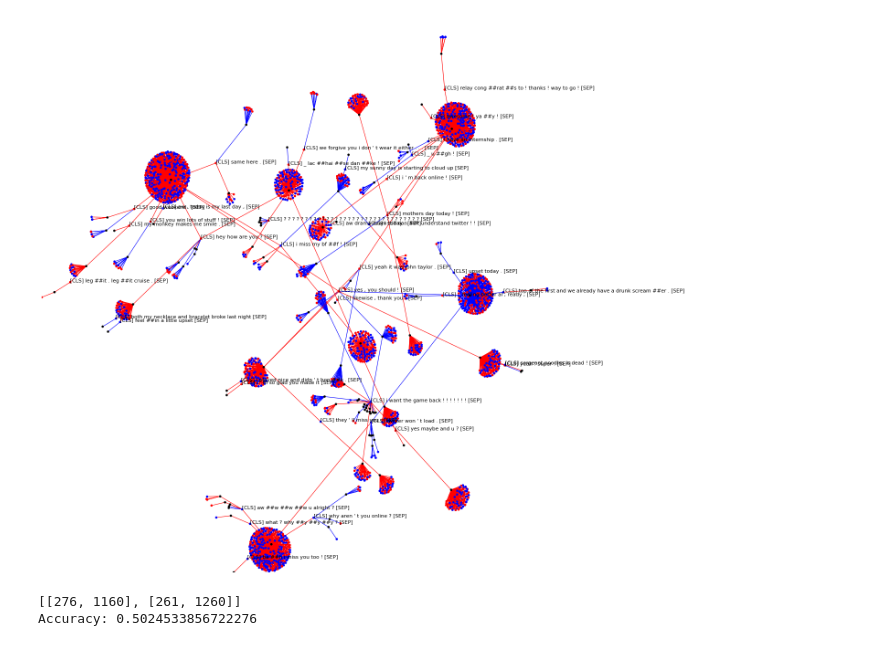
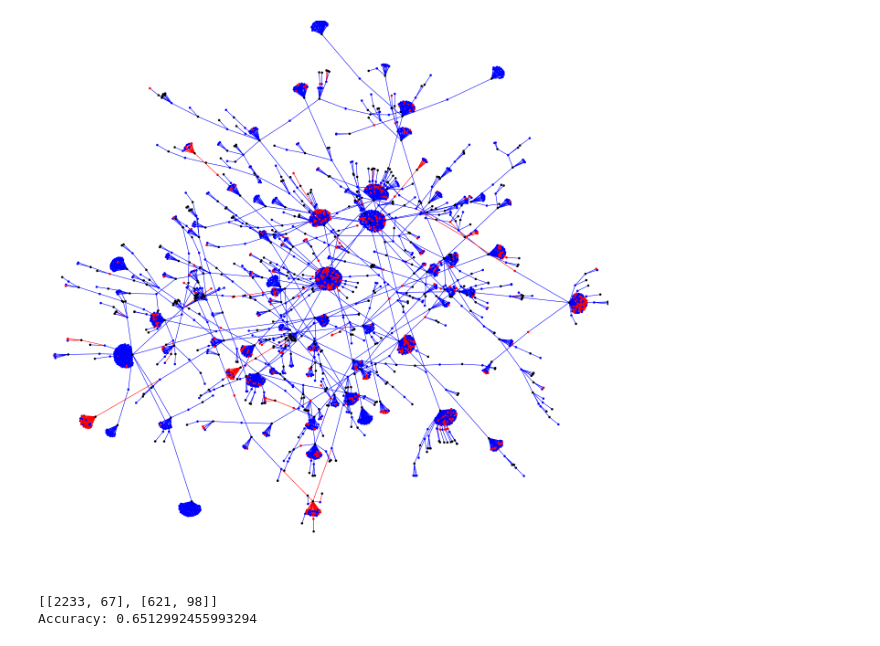
Before and after one commit to samuelbarrett1234/csproject, a Jupyter notebook: NCD Graph Visualiser.ipynb, the cells around one changed output. Drawn from its saved outputs; the diff is of its cells as text; code cells hidden in the pictures.

Commit message:
Added Reuters data exploration.

```diff
--- a/NCD Graph Visualiser.ipynb
+++ b/NCD Graph Visualiser.ipynb
@@ -170,44 +174,48 @@ Accuracy: 0.5202839756592292
 # %%
-df2 = pd.read_csv("traingraph.csv")
-df2 = df2[(df2["compid"] == COMPNAME) & (df2["ncd_formula"] == NCD_FORMULA)].compute()
+df2 = pd.read_csv(FOLDER + "traingraph.csv")
+df2 = df2[(df2["compid"] == COMPNAME) & (df2["ncd_formula"] == NCD_FORMULA)]
-# %%
-# add training labels to `lbls`
-# and also keep track of which are training nodes
-train_nodes = set()
-for index, (seqid, lbl) in df2[["seqid_train", "lbl"]].iterrows():
-    lbls[seqid] = lbl
-    train_nodes.add(seqid)
+# %%
+# add training labels to `lbls`
+# and also keep track of which are training nodes
+train_nodes = set()
+for seqid_train, _ in seqs[seqs["seqpart"] == 0].iterrows():
+    train_nodes.add(seqid_train)
 # %%
-G2 = nx.from_pandas_edgelist(df2, "seqid_other", "seqid_train", ["ncd_value", "lbl"])
+G2 = nx.from_pandas_edgelist(df2, "seqid_other", "seqid_train", ["ncd_value"])
 G2_mst = nx.minimum_spanning_tree(G2, weight="ncd_value")
 # %%
-node_colours2 =[
-    ('blue' if lbls[node] == 0 else 'red') if node not in train_nodes
+node_colours2 = [
+    ('blue' if lbls[(LBLTYPE, node)] == 0 else 'red') if node not in train_nodes
     else 'black'
     for node in G2.nodes()
+]
+edge_colours2 = [
+    ('blue' if lbls[(LBLTYPE, u)] == 0 else 'red') if u in train_nodes
+    else ('blue' if lbls[(LBLTYPE, v)] == 0 else 'red')
+    for (u, v) in G2_mst.edges()
 ]
 
 plt.figure(num=None, figsize=(20, 20), dpi=80)
 plt.axis('off')
 fig = plt.figure(1)
 pos = nx.spring_layout(G2_mst, weight=None)
 nx.draw_networkx_nodes(G2_mst, pos, node_size=50, node_shape='.',
                        node_color=node_colours2)
 nx.draw_networkx_edges(
     G2_mst, pos,
-    edge_color=[('blue' if lbl == 0 else 'red') for lbl in nx.get_edge_attributes(G2_mst, "lbl").values()]
+    edge_color=edge_colours2
 )
-for seqid in G2_mst.nodes():
-    if G2_mst.degree[seqid] > 1 and seqs[seqs.index == seqid]["seqpart"].iloc[0] > 0:
-        plt.text(pos[seqid][0], pos[seqid][1],
-                 seqs[seqs.index == seqid]["seq"].iloc[0])
+#for seqid in G2_mst.nodes():
+#    if G2_mst.degree[seqid] > 1 and seqs[seqs.index == seqid]["seqpart"].iloc[0] > 0:
+#        plt.text(pos[seqid][0], pos[seqid][1],
+#                 seqs.loc[seqid]["seq"].compute().values[0])
 xmax = max(abs(xx) for xx, yy in pos.values())
 ymax = max(abs(yy) for xx, yy in pos.values())
 plt.xlim(-xmax, xmax)
 plt.ylim(-ymax, ymax)
 plt.show()
 # %% [output]
-[figure, old version]
+[figure, new version]
 # %%
 # count: conf_matrix[true][predicted]
 conf_matrix = [[0, 0], [0, 0]]
@@ -218,7 +226,8 @@ for seqid in G2_mst.nodes():
 
     # vote on neighbouring edge labels on that node in the MST
     cur_lbls = {}
-    for _, _, lbl in G2_mst.edges(seqid, data="lbl"):
+    for seqid_train in G2_mst.neighbors(seqid):
+        lbl = lbls[(LBLTYPE, seqid_train)]
         if lbl not in cur_lbls:
             cur_lbls[lbl] = 0
         cur_lbls[lbl] += 1
@@ -231,11 +240,11 @@ for seqid in G2_mst.nodes():
             max_count = n
             max_lbl = lbl
 
-    conf_matrix[lbls[seqid]][max_lbl] += 1
+    conf_matrix[lbls[(LBLTYPE, seqid)]][max_lbl] += 1
 
 print(conf_matrix)
 print("Accuracy:", (conf_matrix[0][0] + conf_matrix[1][1]) / len(G2_mst.nodes()))
 # %% [output]
-[[276, 1160], [261, 1260]]
-Accuracy: 0.5024533856722276
+[[2233, 67], [621, 98]]
+Accuracy: 0.6512992455993294
 # %%
```
Also changed, not shown: parts of 22 cells of this notebook.
